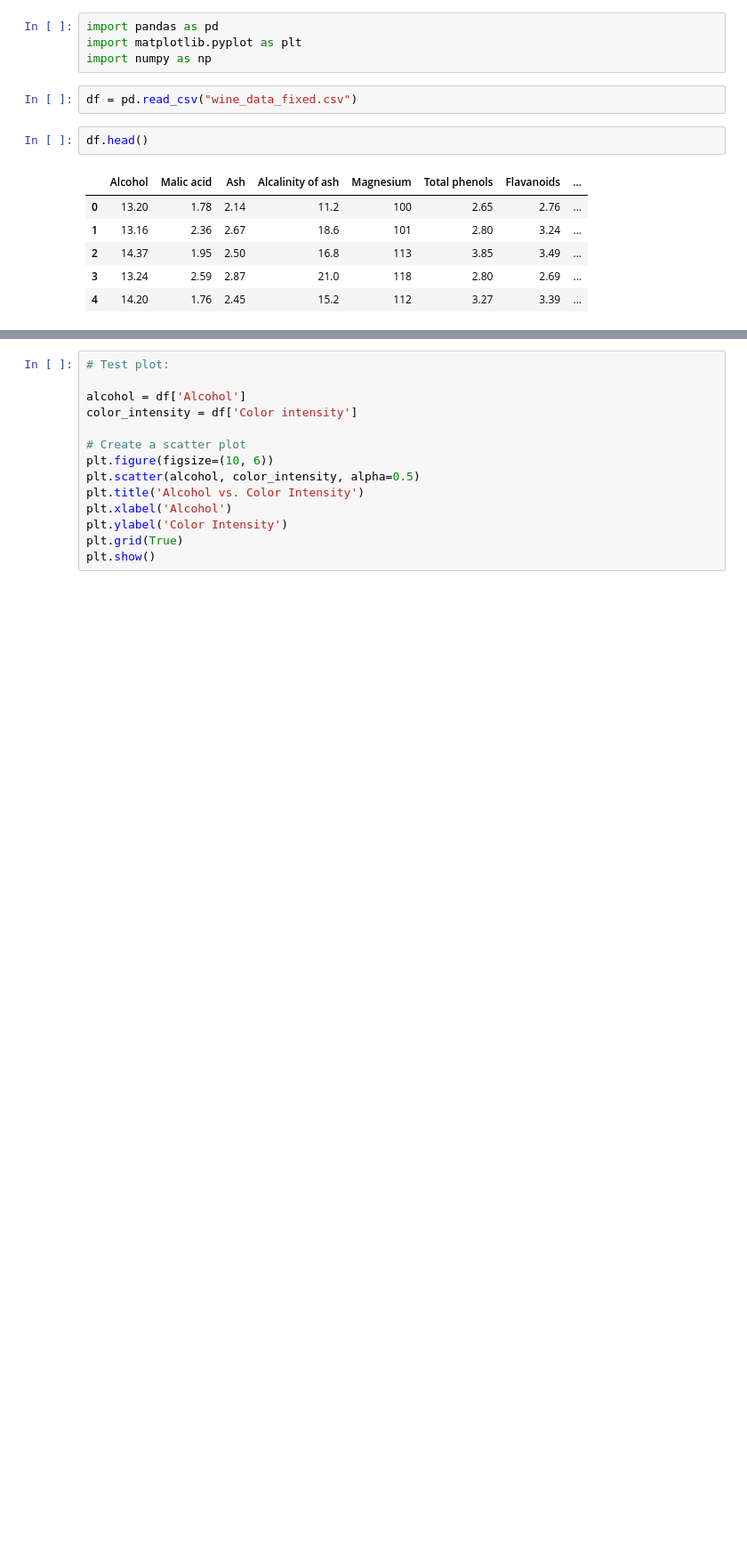
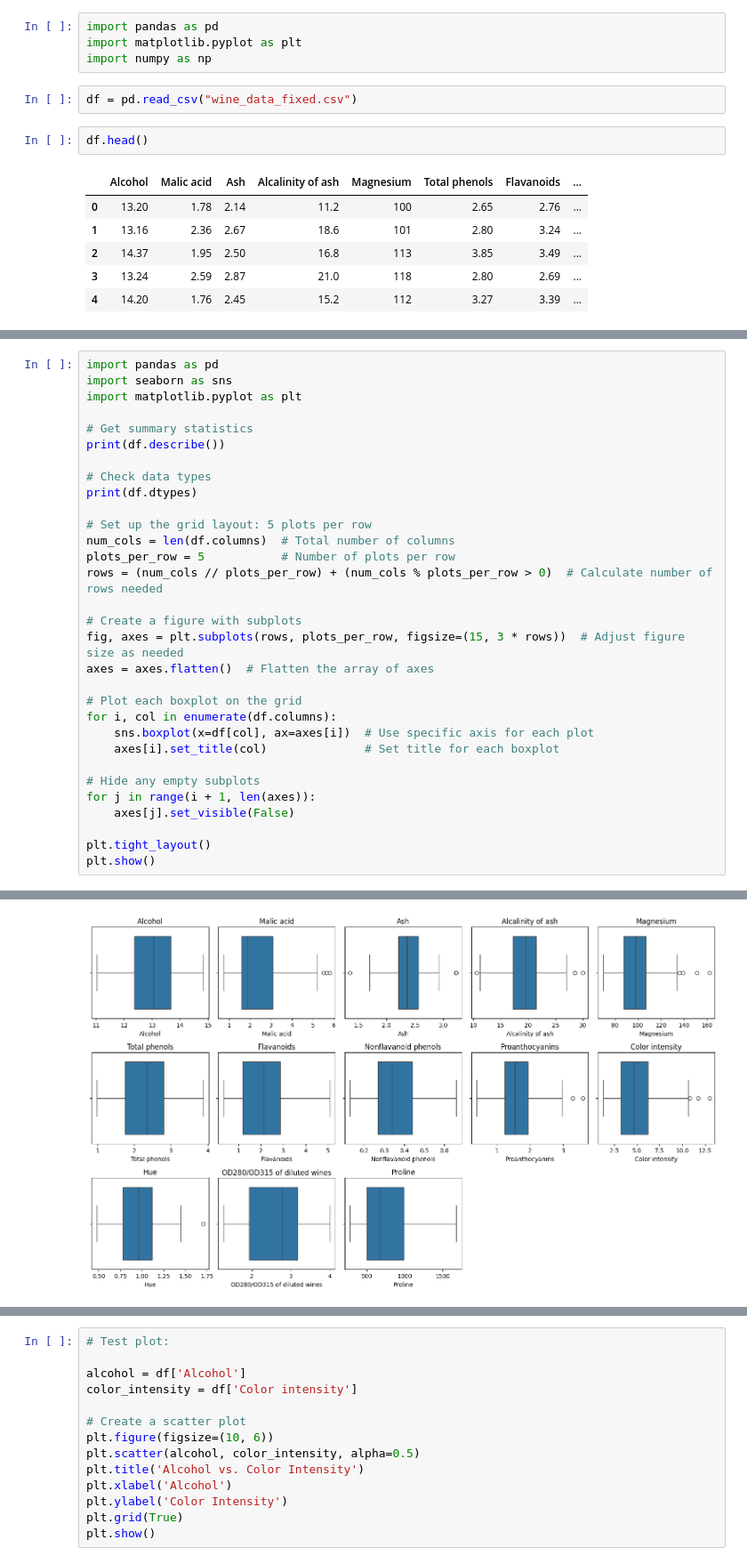
Before and after one commit to pierGit7/WineStudy, a Jupyter notebook: wine_notebook.ipynb, the cells around one changed output, grey strips where cells are left out. Shown at 89% size. Drawn from its saved outputs; the diff is of its cells as text; blank space fills up the shorter version.

```diff
--- a/wine_notebook.ipynb
+++ b/wine_notebook.ipynb
@@ -36,0 +41,32 @@ Series([], dtype: int64)
+# %%
+import pandas as pd
+import seaborn as sns
+import matplotlib.pyplot as plt
+
+# Get summary statistics
+print(df.describe())
+
+# Check data types
+print(df.dtypes)
+
+# Set up the grid layout: 5 plots per row
+num_cols = len(df.columns)  # Total number of columns
+plots_per_row = 5           # Number of plots per row
+rows = (num_cols // plots_per_row) + (num_cols % plots_per_row > 0)  # Calculate number of rows needed
+
+# Create a figure with subplots
+fig, axes = plt.subplots(rows, plots_per_row, figsize=(15, 3 * rows))  # Adjust figure size as needed
+axes = axes.flatten()  # Flatten the array of axes
+
+# Plot each boxplot on the grid
+for i, col in enumerate(df.columns):
+    sns.boxplot(x=df[col], ax=axes[i])  # Use specific axis for each plot
+    axes[i].set_title(col)              # Set title for each boxplot
+
+# Hide any empty subplots
+for j in range(i + 1, len(axes)):
+    axes[j].set_visible(False)
+
+plt.tight_layout()
+plt.show()
+# %% [output]
@@ -36,0 +90 @@ Series([], dtype: int64)
+[figure, added]
```
Also changed, not shown: parts of 3 cells of this notebook.
